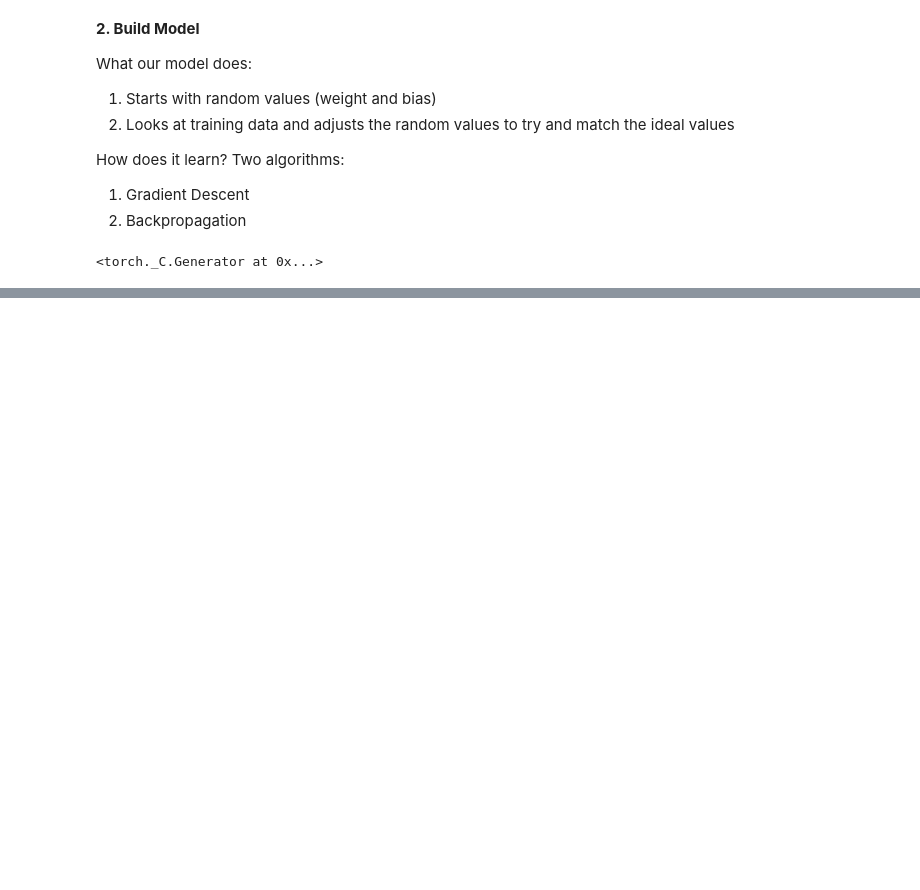
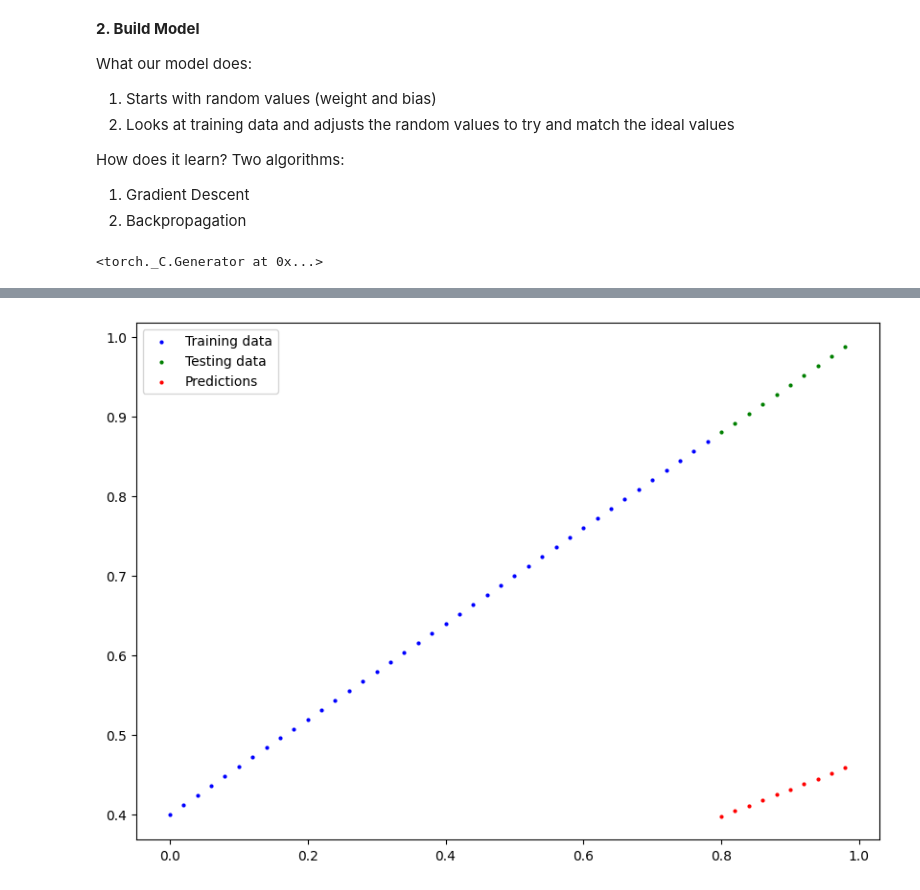
Before and after one commit to retrogtx/pytorch-in-a-day, a Jupyter notebook: 01_pytorch_workflow.ipynb, the cells around one changed output, grey strips where cells are left out. Drawn from its saved outputs; the diff is of its cells as text; code cells hidden in the pictures; blank space fills up the shorter version.

Commit message:
add prediction functionality and visualization

```diff
--- a/01_pytorch_workflow.ipynb
+++ b/01_pytorch_workflow.ipynb
@@ -26,7 +26,7 @@ Machine learning is a game of two parts:
 Creating known data using the linear regression formula, using the formula y = weight * X + bias to make a straight line with known parameters.
 # %%
 weight = 0.6
-bias = 0.
+bias = 0.4
 
 start = 0
 end = 1
@@ -104,0 +121,3 @@ torch.manual_seed(42)
+# %%
+model_0 = LinearRegressionModel() # Creating an instance of the model (subclass of nn.Module)
+list(model_0.parameters()) # Listing the parameters of the model
@@ -104,0 +142,5 @@ torch.manual_seed(42)
+# %%
+with torch.inference_mode():
+    y_preds = model_0(X_test)
+
+y_preds, y_test
@@ -104,0 +168,4 @@ torch.manual_seed(42)
+# %%
+plot_predictions(predictions=y_preds)
+# %% [output]
+[figure, added]
```
Also changed, not shown: parts of 8 cells of this notebook.
